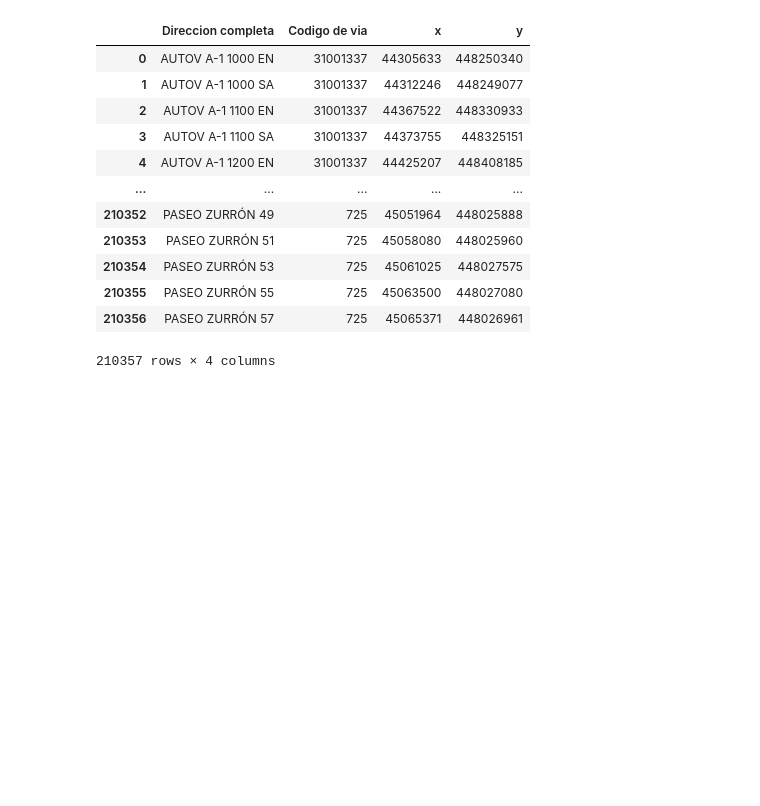
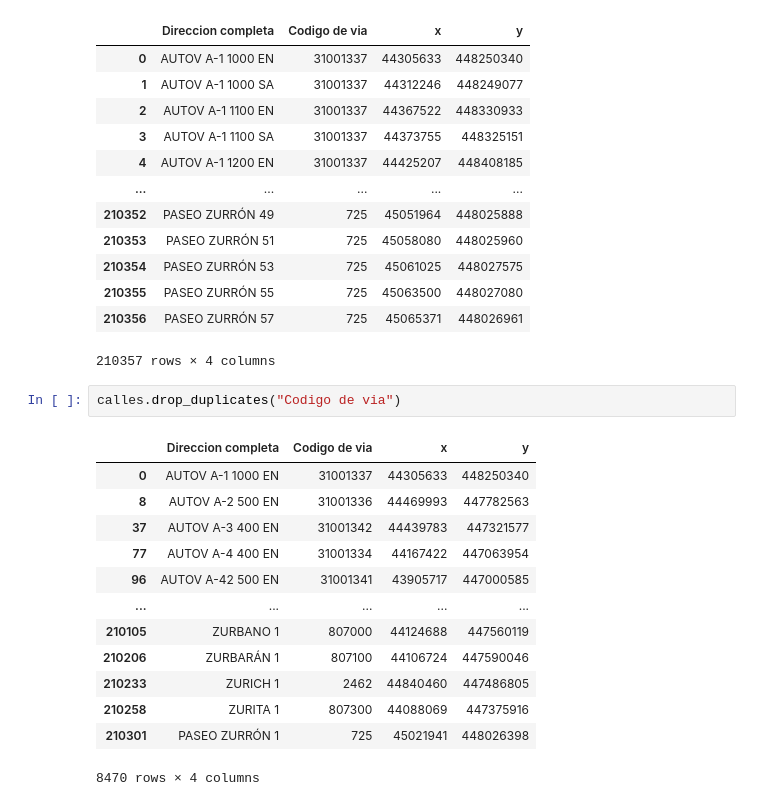
Before and after one commit to winoo19/GPS, a Jupyter notebook: create_graph.ipynb, the cells around one changed output. Saved outputs shown, nothing was run; the diff lists cells and outputs as text; blank space fills up the shorter version.

```diff
--- a/create_graph.ipynb
+++ b/create_graph.ipynb
@@ -53,3 +68,19 @@ calles
 | 210355 | PASEO ZURRÓN 55 | 725 | 45063500 | 448027080 |
 | 210356 | PASEO ZURRÓN 57 | 725 | 45065371 | 448026961 |
 210357 rows × 4 columns
+# %%
+calles.drop_duplicates("Codigo de via")
+# %% [output]
+|  | Direccion completa | Codigo de via | x | y |
+| 0 | AUTOV A-1 1000 EN | 31001337 | 44305633 | 448250340 |
+| 8 | AUTOV A-2 500 EN | 31001336 | 44469993 | 447782563 |
+| 37 | AUTOV A-3 400 EN | 31001342 | 44439783 | 447321577 |
+| 77 | AUTOV A-4 400 EN | 31001334 | 44167422 | 447063954 |
+| 96 | AUTOV A-42 500 EN | 31001341 | 43905717 | 447000585 |
+| ... | ... | ... | ... | ... |
+| 210105 | ZURBANO 1 | 807000 | 44124688 | 447560119 |
+| 210206 | ZURBARÁN 1 | 807100 | 44106724 | 447590046 |
+| 210233 | ZURICH 1 | 2462 | 44840460 | 447486805 |
+| 210258 | ZURITA 1 | 807300 | 44088069 | 447375916 |
+| 210301 | PASEO ZURRÓN 1 | 725 | 45021941 | 448026398 |
+8470 rows × 4 columns
```
Also changed, not shown: parts of 8 cells of this notebook, 1 other file.
